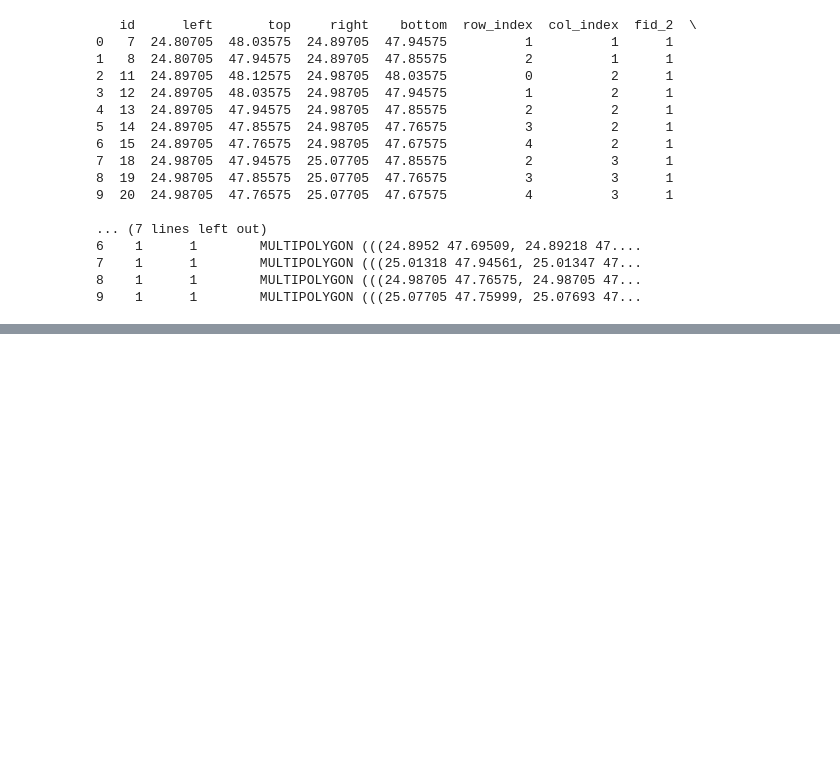
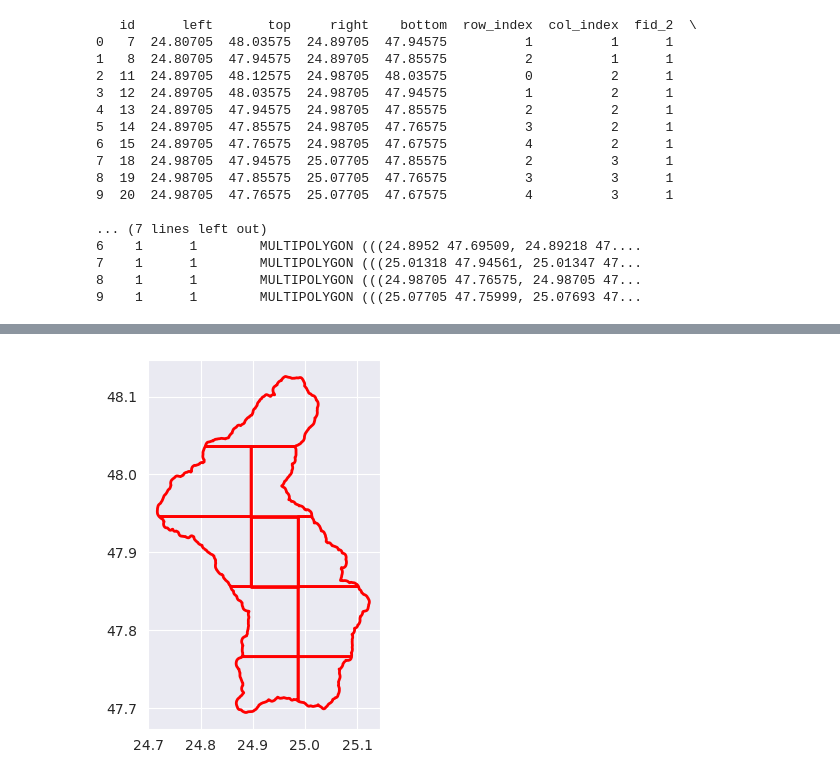
Before and after one commit to NikoriakViktot/dem-analysis, a Jupyter notebook: notebooks/Icesat_download.ipynb, the cells around one changed output, grey strips where cells are left out. Saved outputs shown, nothing was run; the diff lists cells and outputs as text; code cells hidden in the pictures; blank space fills up the shorter version.

```diff
--- a/notebooks/Icesat_download.ipynb
+++ b/notebooks/Icesat_download.ipynb
@@ -73,0 +51,5 @@ else:
+# %%
+gdf.plot(color="none", edgecolor="red", linewidth=2)
+plt.show()
+# %% [output]
+[figure, added]
```
Also changed, not shown: parts of 17 cells of this notebook.
